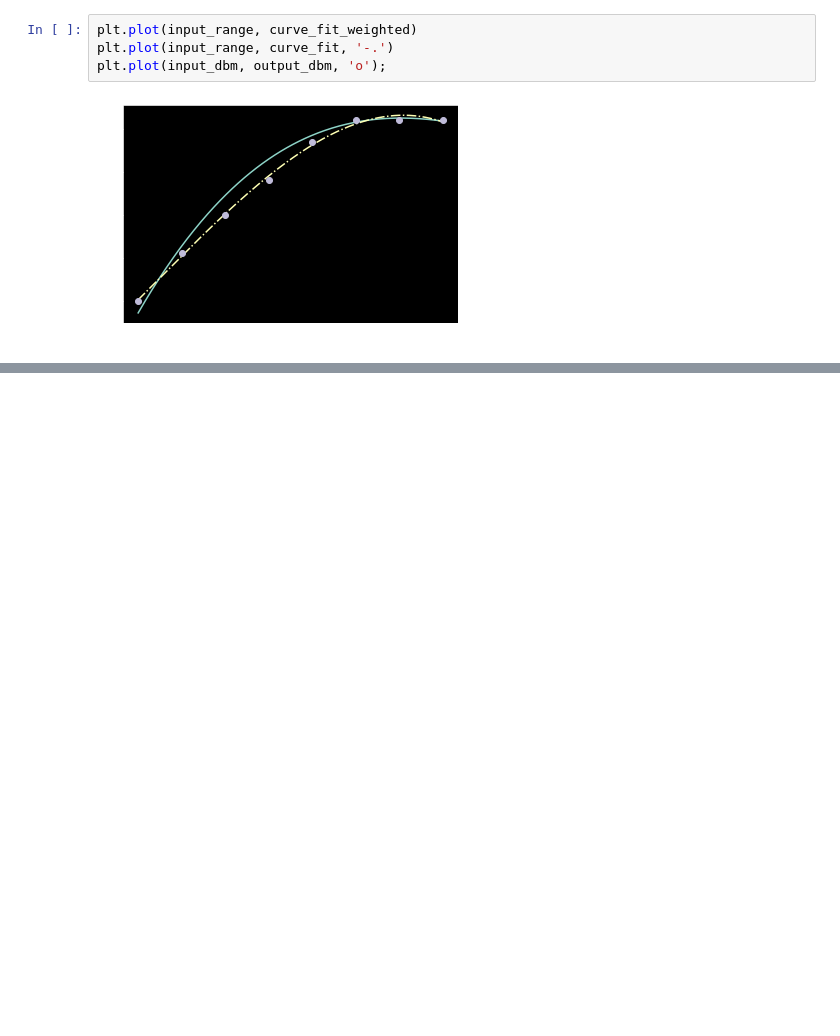
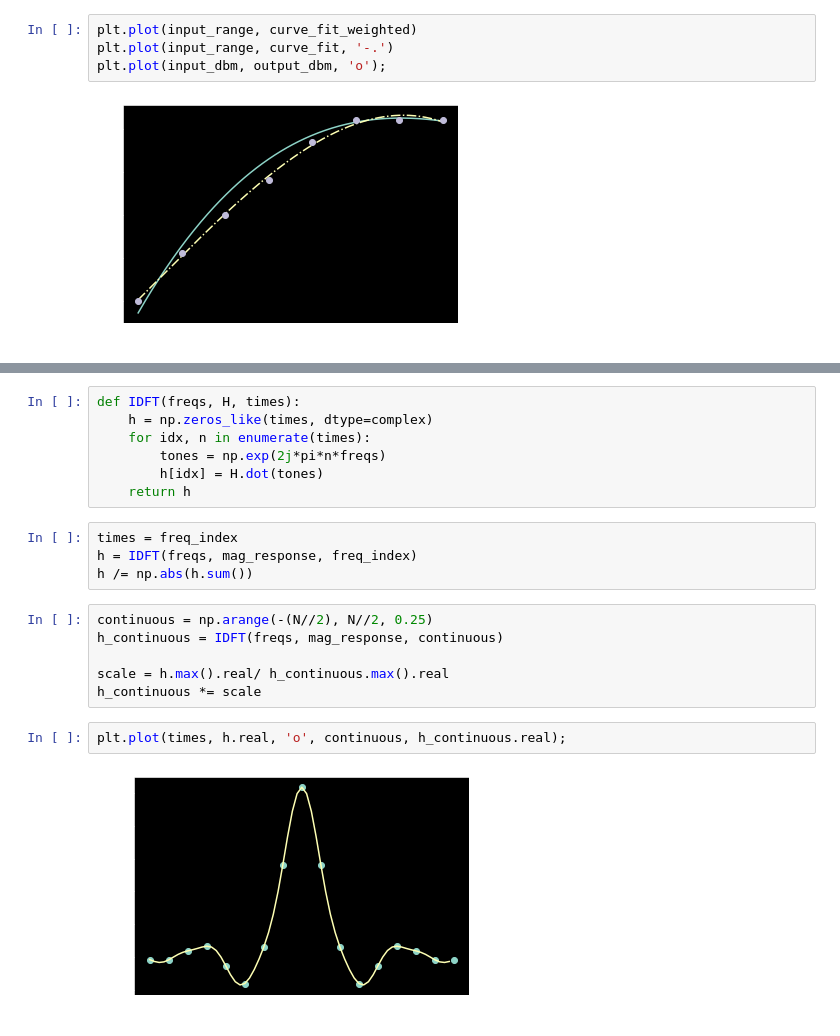
Before and after one commit to mohantyk/dsp_in_comm, a Jupyter notebook: chap3.ipynb, the cells around one changed output, grey strips where cells are left out. Drawn from its saved outputs; the diff is of its cells as text; blank space fills up the shorter version.

```diff
--- a/chap3.ipynb
+++ b/chap3.ipynb
@@ -55,0 +72,21 @@ plt.plot(input_dbm, output_dbm, 'o');
+# %%
+def IDFT(freqs, H, times):
+    h = np.zeros_like(times, dtype=complex)
+    for idx, n in enumerate(times):
+        tones = np.exp(2j*pi*n*freqs)
+        h[idx] = H.dot(tones)
+    return h
+# %%
+times = freq_index
+h = IDFT(freqs, mag_response, freq_index)
+h /= np.abs(h.sum())
+# %%
+continuous = np.arange(-(N//2), N//2, 0.25)
+h_continuous = IDFT(freqs, mag_response, continuous)
+
+scale = h.max().real/ h_continuous.max().real
+h_continuous *= scale
+# %%
+plt.plot(times, h.real, 'o', continuous, h_continuous.real);
+# %% [output]
+[figure, added]
```
Also changed, not shown: parts of 3 cells of this notebook.
